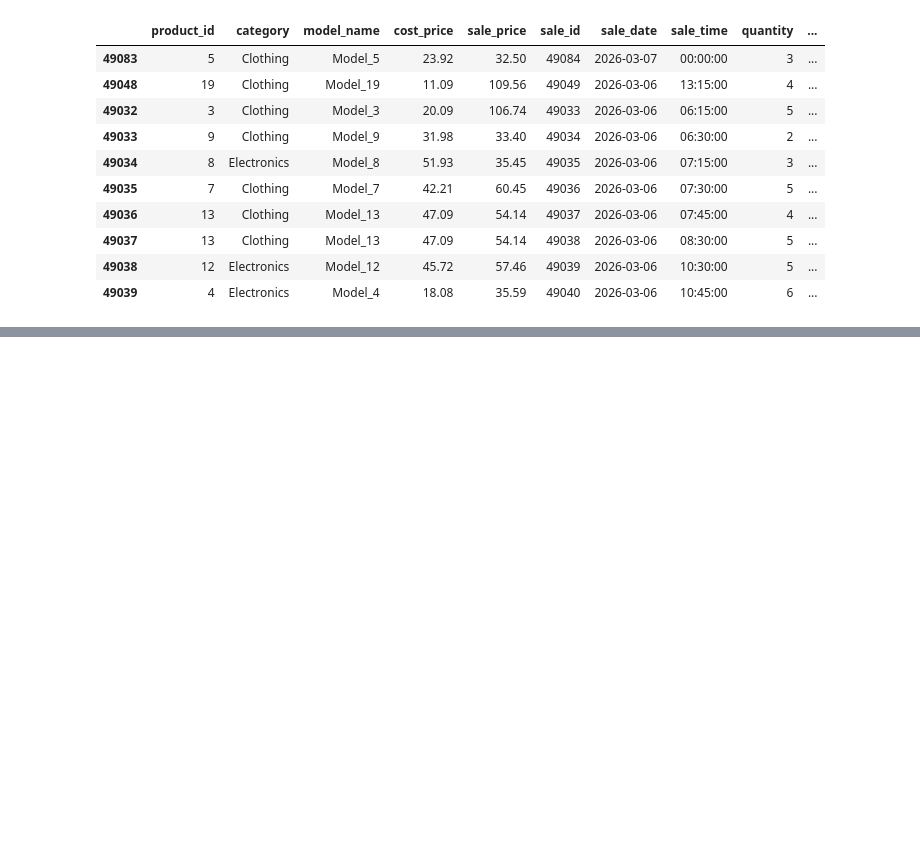
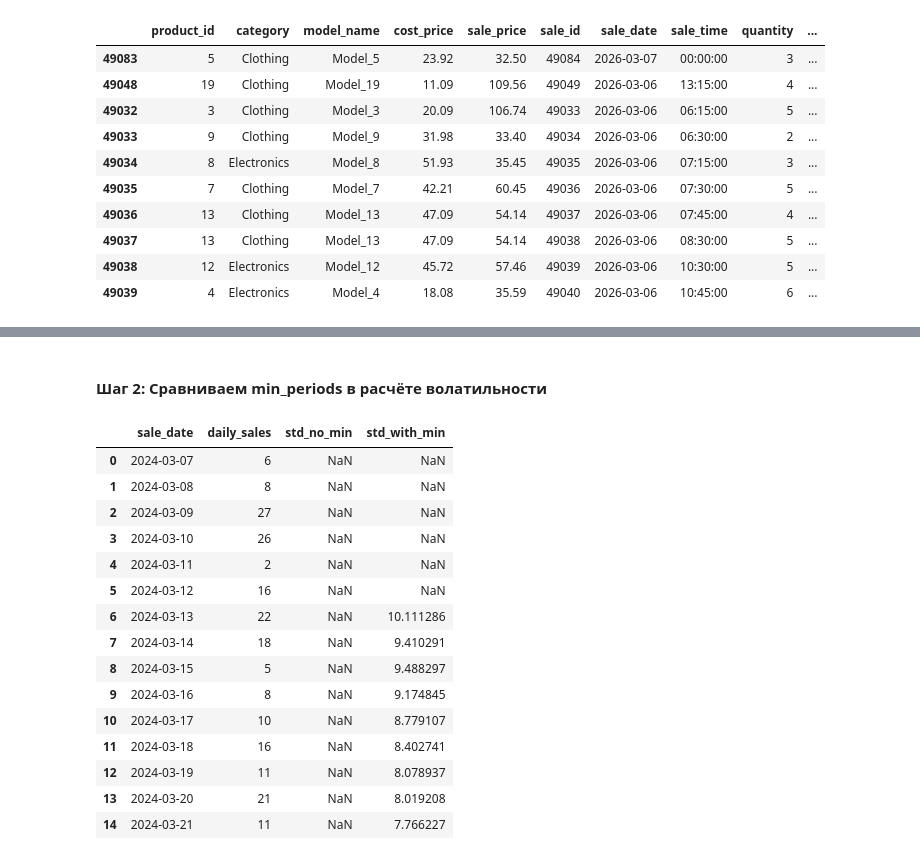
Before and after one commit to OlegPicPulse/beanpath-core, a Jupyter notebook: notebooks/Ecommerce_Coordination_Analytics.ipynb, the cells around one changed output, grey strips where cells are left out. Drawn from its saved outputs; the diff is of its cells as text; code cells hidden in the pictures; blank space fills up the shorter version.

```diff
--- a/notebooks/Ecommerce_Coordination_Analytics.ipynb
+++ b/notebooks/Ecommerce_Coordination_Analytics.ipynb
@@ -222,9 +155,0 @@ print(f"Экспорт: {EXPORT_PATH}")
-# %%
-# Среднее по категории
-df['avg_price_category'] = df.groupby('category')['price'].transform('mean')
-
-# Максимум по товару
-df['max_sale'] = df.groupby('product_id')['quantity'].transform('max')
-
-# Количество транзакций товара
-df['num_transactions'] = df.groupby('product_id')['transaction_id'].transform('count')
@@ -303,0 +185,28 @@ ax.fill_between(prod_df['sale_date'],
+# %% [markdown]
+#### Шаг 2: Сравниваем min_periods в расчёте волатильности
+# %%
+# БЕЗ min_periods (первые 29 дней = NaN)
+daily['std_no_min'] = daily['daily_sales'].rolling(window=30).std()
+
+# С min_periods=7 (начинаем считать с 7-го дня)
+daily['std_with_min'] = daily['daily_sales'].rolling(window=30, min_periods=7).std()
+
+# Показываем первые 15 строк
+display(daily[['sale_date', 'daily_sales', 'std_no_min', 'std_with_min']].head(15))
+# %% [output]
+|  | sale_date | daily_sales | std_no_min | std_with_min |
+| 0 | 2024-03-07 | 6 | NaN | NaN |
+| 1 | 2024-03-08 | 8 | NaN | NaN |
+| 2 | 2024-03-09 | 27 | NaN | NaN |
+| 3 | 2024-03-10 | 26 | NaN | NaN |
+| 4 | 2024-03-11 | 2 | NaN | NaN |
+| 5 | 2024-03-12 | 16 | NaN | NaN |
+| 6 | 2024-03-13 | 22 | NaN | 10.111286 |
+| 7 | 2024-03-14 | 18 | NaN | 9.410291 |
+| 8 | 2024-03-15 | 5 | NaN | 9.488297 |
+| 9 | 2024-03-16 | 8 | NaN | 9.174845 |
+| 10 | 2024-03-17 | 10 | NaN | 8.779107 |
+| 11 | 2024-03-18 | 16 | NaN | 8.402741 |
+| 12 | 2024-03-19 | 11 | NaN | 8.078937 |
+| 13 | 2024-03-20 | 21 | NaN | 8.019208 |
+| 14 | 2024-03-21 | 11 | NaN | 7.766227 |
```
Also changed, not shown: parts of 27 cells of this notebook, 1 other file.
